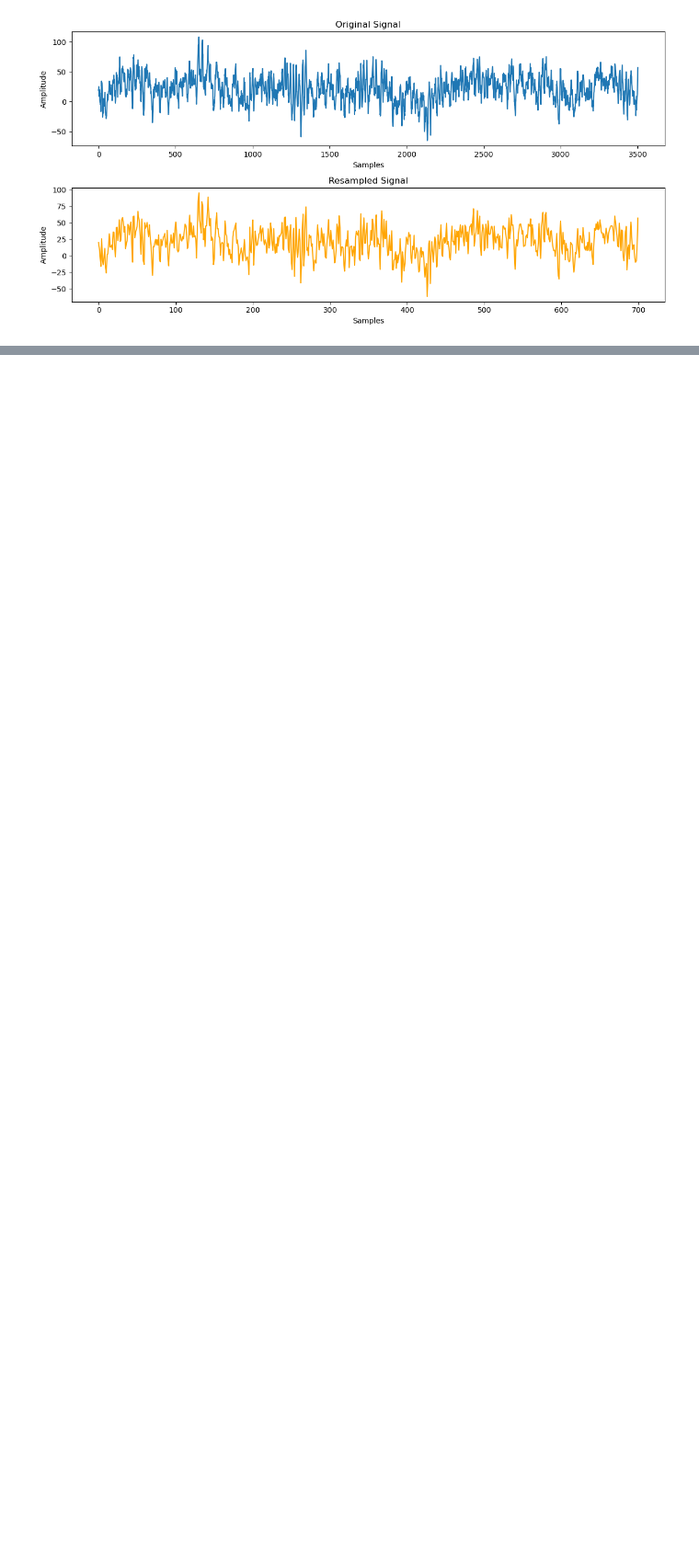
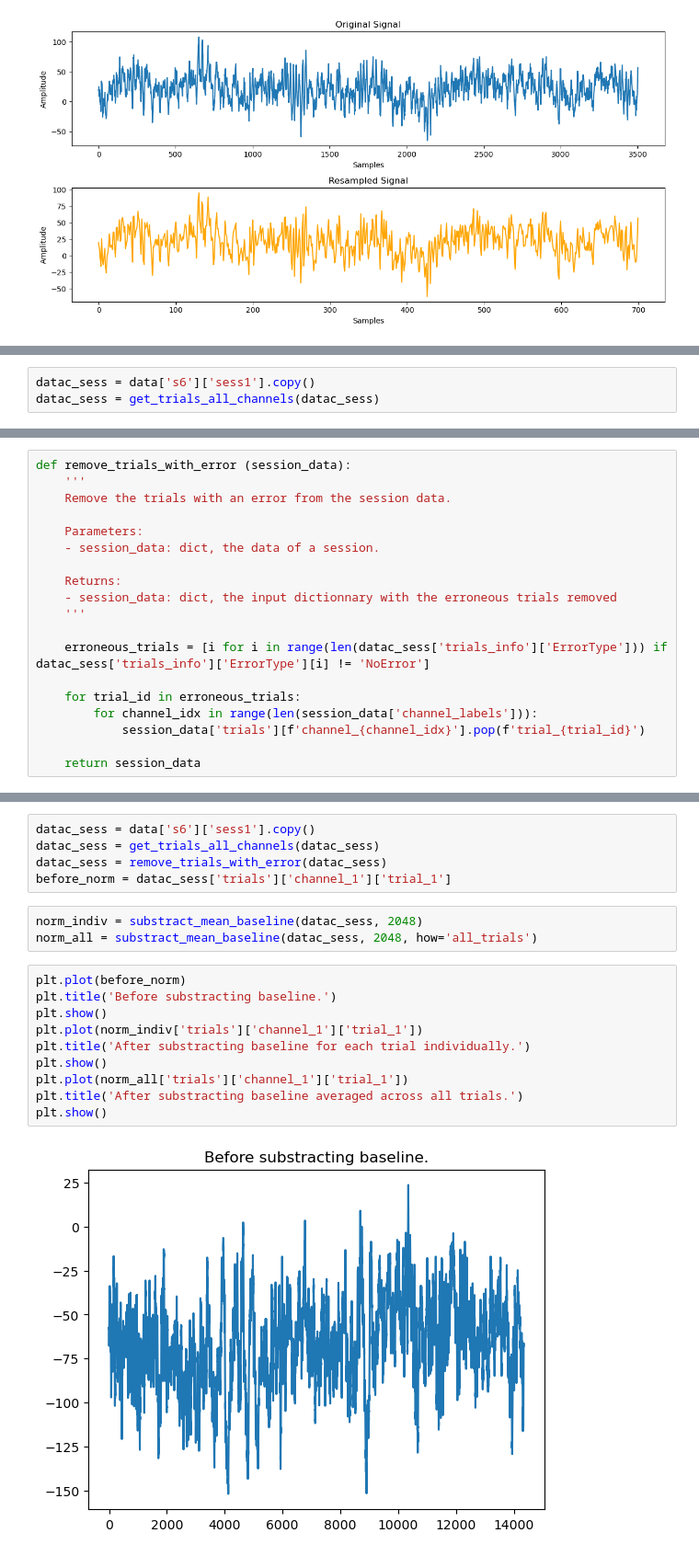
Before and after one commit to CS-433/ml-project-2-ml4science_tne, a Jupyter notebook: Code/preprocessing.ipynb, the cells around one changed output, grey strips where cells are left out. Shown at 92% size. Drawn from its saved outputs; the diff is of its cells as text; blank space fills up the shorter version.

Commit message:
Baseline subtraction.

```diff
--- a/Code/preprocessing.ipynb
+++ b/Code/preprocessing.ipynb
@@ -372,0 +403,3 @@ plt.show()
+# %%
+datac_sess = data['s6']['sess1'].copy()
+datac_sess = get_trials_all_channels(datac_sess)
@@ -372,0 +408,19 @@ plt.show()
+# %%
+def remove_trials_with_error (session_data):
+    '''
+    Remove the trials with an error from the session data.
+
+    Parameters:
+    - session_data: dict, the data of a session.
+
+    Returns:
+    - session_data: dict, the input dictionnary with the erroneous trials removed
+    '''
+
+    erroneous_trials = [i for i in range(len(datac_sess['trials_info']['ErrorType'])) if datac_sess['trials_info']['ErrorType'][i] != 'NoError']
+
+    for trial_id in erroneous_trials:
+        for channel_idx in range(len(session_data['channel_labels'])):
+            session_data['trials'][f'channel_{channel_idx}'].pop(f'trial_{trial_id}')
+
+    return session_data
@@ -372,0 +462,20 @@ plt.show()
+# %%
+datac_sess = data['s6']['sess1'].copy()
+datac_sess = get_trials_all_channels(datac_sess)
+datac_sess = remove_trials_with_error(datac_sess)
+before_norm = datac_sess['trials']['channel_1']['trial_1']
+# %%
+norm_indiv = substract_mean_baseline(datac_sess, 2048)
+norm_all = substract_mean_baseline(datac_sess, 2048, how='all_trials')
+# %%
+plt.plot(before_norm)
+plt.title('Before substracting baseline.')
+plt.show()
+plt.plot(norm_indiv['trials']['channel_1']['trial_1'])
+plt.title('After substracting baseline for each trial individually.')
+plt.show()
+plt.plot(norm_all['trials']['channel_1']['trial_1'])
+plt.title('After substracting baseline averaged across all trials.')
+plt.show()
+# %% [output]
+[figure, added]
```
Also changed, not shown: parts of 11 cells of this notebook.
